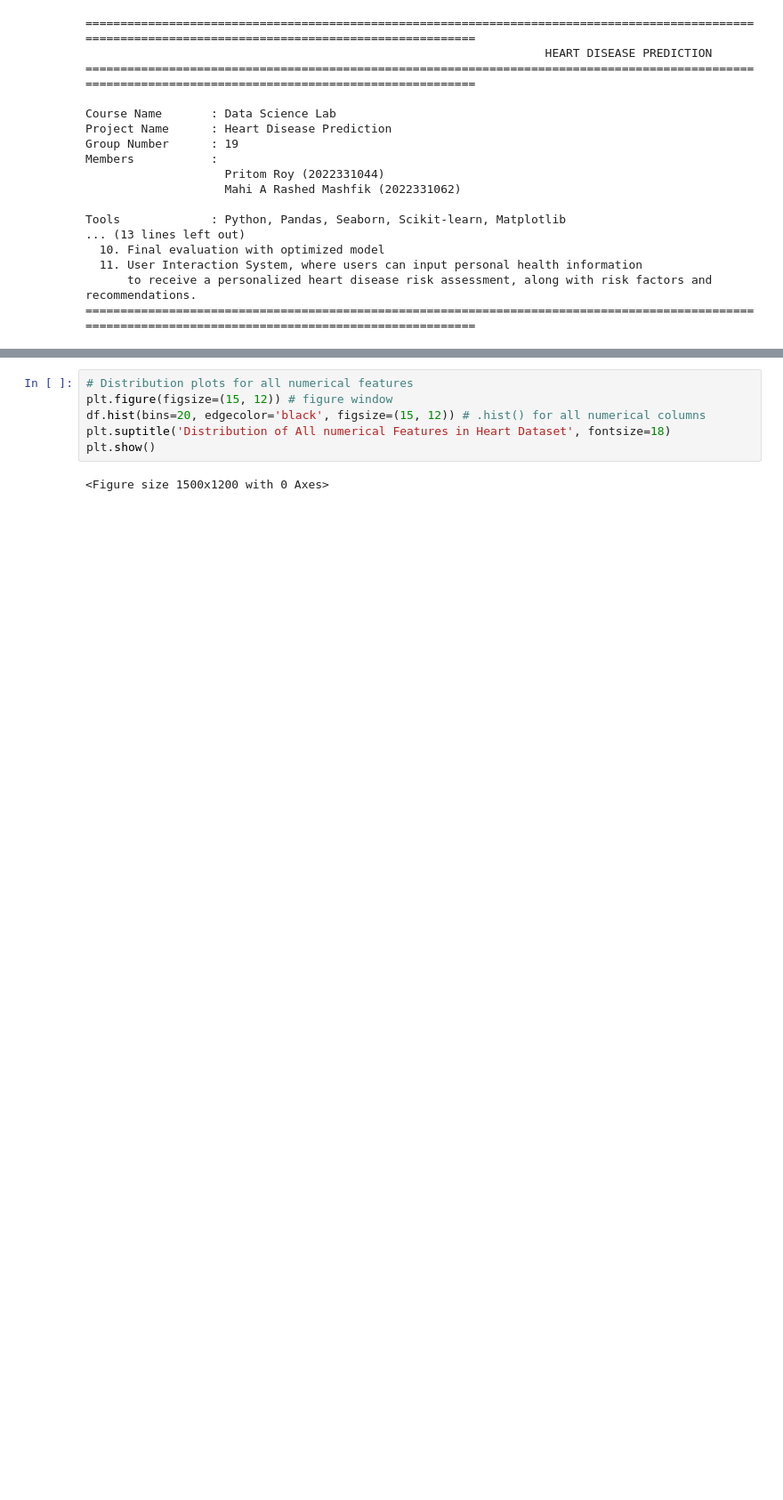
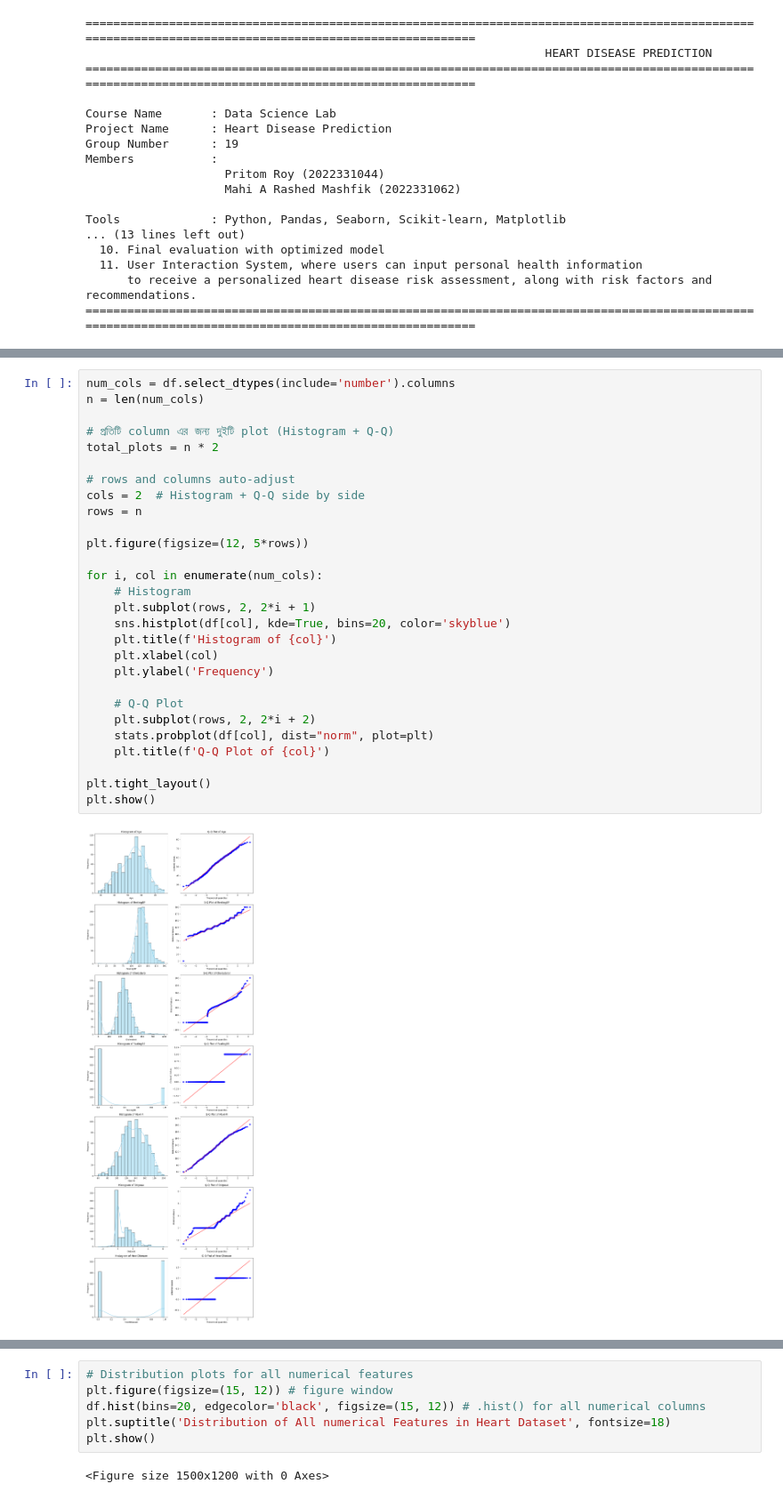
Before and after one commit to mahiii062/HeartDiseasePrediction, a Jupyter notebook: Data Science Project.ipynb, the cells around one changed output, grey strips where cells are left out. Shown at 89% size. Cells and saved outputs as stored; diff of their text form; blank space fills up the shorter version.

```diff
--- a/Data Science Project.ipynb
+++ b/Data Science Project.ipynb
@@ -91,3 +93,33 @@ First 5 rows:
 50%      0.600000      1.000000
 75%      1.500000      1.000000
 max      6.200000      1.000000
+# %%
+num_cols = df.select_dtypes(include='number').columns
+n = len(num_cols)
+
+# প্রতিটি column এর জন্য দুইটি plot (Histogram + Q-Q)
+total_plots = n * 2
+
+# rows and columns auto-adjust
+cols = 2  # Histogram + Q-Q side by side
+rows = n
+
+plt.figure(figsize=(12, 5*rows))
+
+for i, col in enumerate(num_cols):
+    # Histogram
+    plt.subplot(rows, 2, 2*i + 1)
+    sns.histplot(df[col], kde=True, bins=20, color='skyblue')
+    plt.title(f'Histogram of {col}')
+    plt.xlabel(col)
+    plt.ylabel('Frequency')
+
+    # Q-Q Plot
+    plt.subplot(rows, 2, 2*i + 2)
+    stats.probplot(df[col], dist="norm", plot=plt)
+    plt.title(f'Q-Q Plot of {col}')
+
+plt.tight_layout()
+plt.show()
+# %% [output]
+[figure, added]
```
Also changed, not shown: parts of 7 cells of this notebook.
